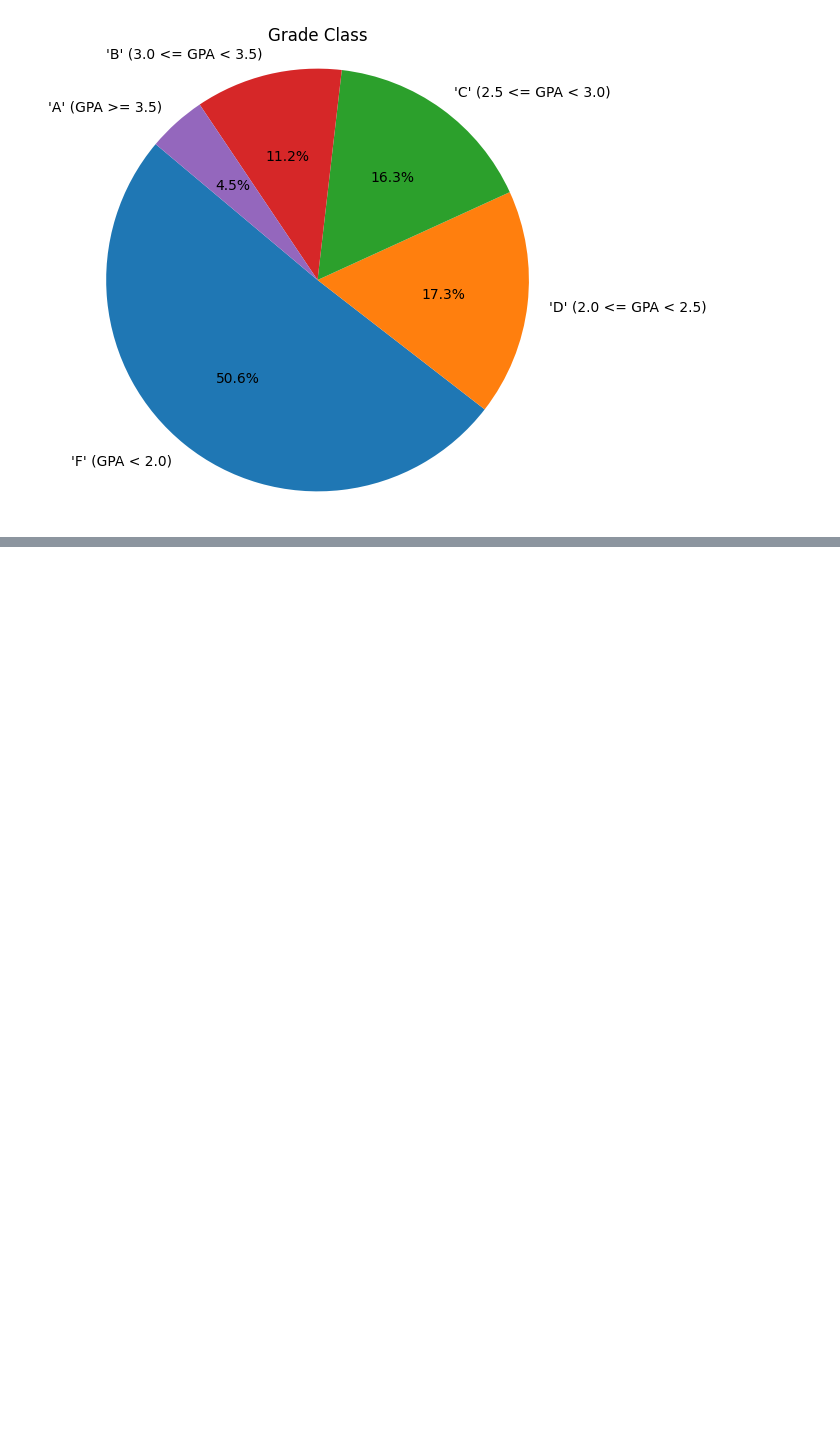
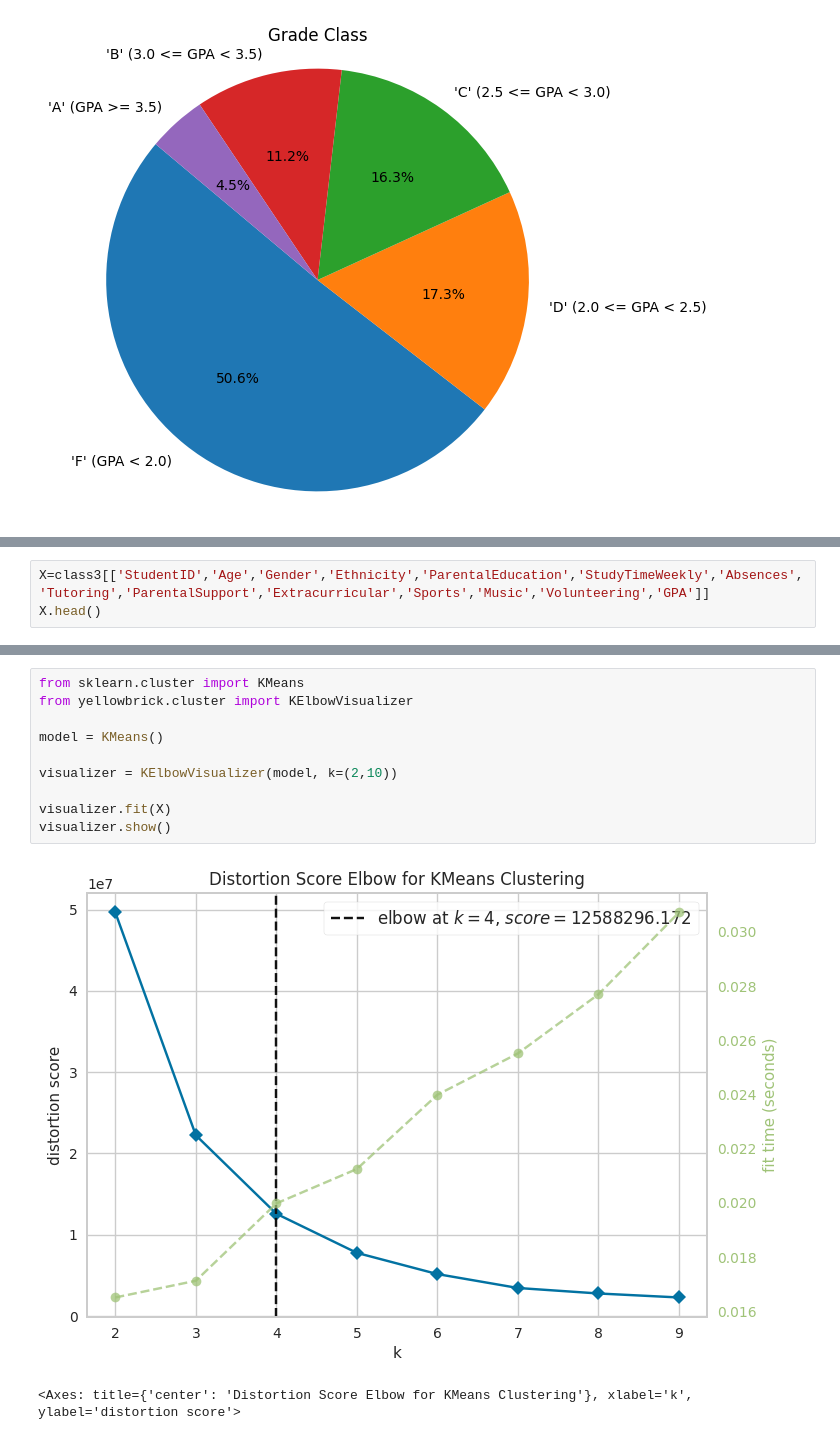
Before and after one commit to TDangarembizi/StudentPerformance, a Jupyter notebook: studentperformance.ipynb, the cells around one changed output, grey strips where cells are left out. Drawn from its saved outputs; the diff is of its cells as text; blank space fills up the shorter version.

```diff
--- a/studentperformance.ipynb
+++ b/studentperformance.ipynb
@@ -261,0 +367,3 @@ plt.show()
+# %%
+X=class3[['StudentID','Age','Gender','Ethnicity','ParentalEducation','StudyTimeWeekly','Absences','Tutoring','ParentalSupport','Extracurricular','Sports','Music','Volunteering','GPA']]
+X.head()
@@ -261,0 +387,13 @@ plt.show()
+# %%
+from sklearn.cluster import KMeans
+from yellowbrick.cluster import KElbowVisualizer
+
+model = KMeans()
+
+visualizer = KElbowVisualizer(model, k=(2,10))
+
+visualizer.fit(X)
+visualizer.show()
+# %% [output]
+[figure, added]
+<Axes: title={'center': 'Distortion Score Elbow for KMeans Clustering'}, xlabel='k', ylabel='distortion score'>
```
Also changed, not shown: parts of 17 cells of this notebook.
